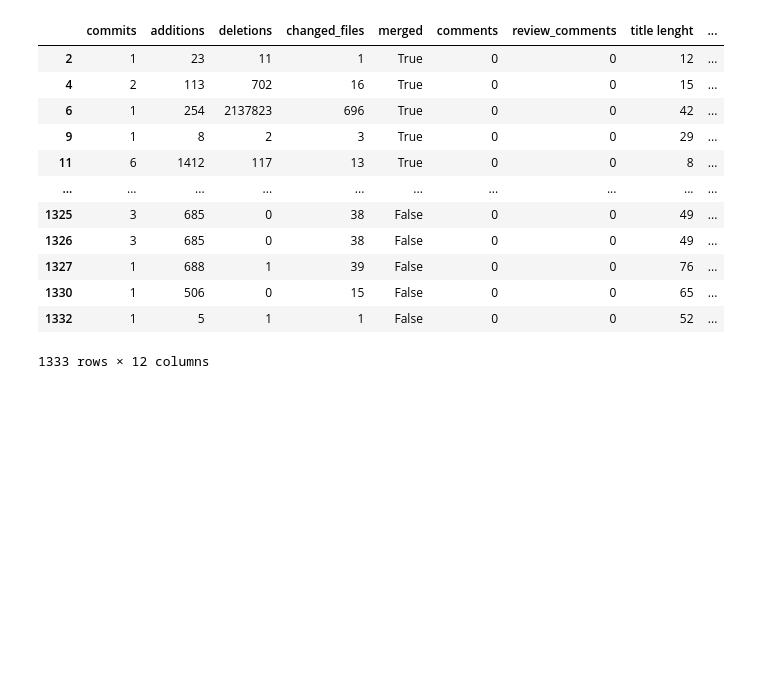
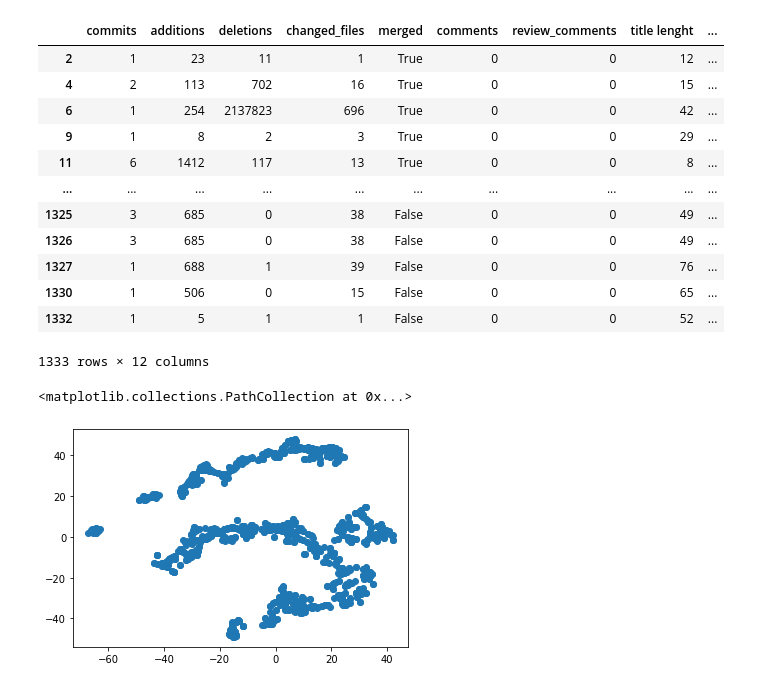
Before and after one commit to fzanart/Socialz, a Jupyter notebook: anomaly_detection.ipynb, the cells around one changed output. Drawn from its saved outputs; the diff is of its cells as text; code cells hidden in the pictures; blank space fills up the shorter version.

Commit message:
Anomaly detection using sklearn - Isolation Forest algorithm.
- Add plot

```diff
--- a/anomaly_detection.ipynb
+++ b/anomaly_detection.ipynb
@@ -157,3 +157,13 @@ data
 | 1330 | 1 | 506 | 0 | 15 | False | 0 | 0 | 65 | ... |
 | 1332 | 1 | 5 | 1 | 1 | False | 0 | 0 | 52 | ... |
 1333 rows × 12 columns
+# %%
+from sklearn.manifold import TSNE
+
+features = ['commits', 'additions', 'deletions','changed_files', 'merged', 'comments', 'review_comments','title lenght', 'body lenght', 'total LOC']
+
+tsne = TSNE(n_components=2, random_state=0)
+projections = tsne.fit_transform(data[features])
+# %% [output]
+<matplotlib.collections.PathCollection at 0x...>
+[figure, added]
```
Also changed, not shown: parts of 1 cell of this notebook.
